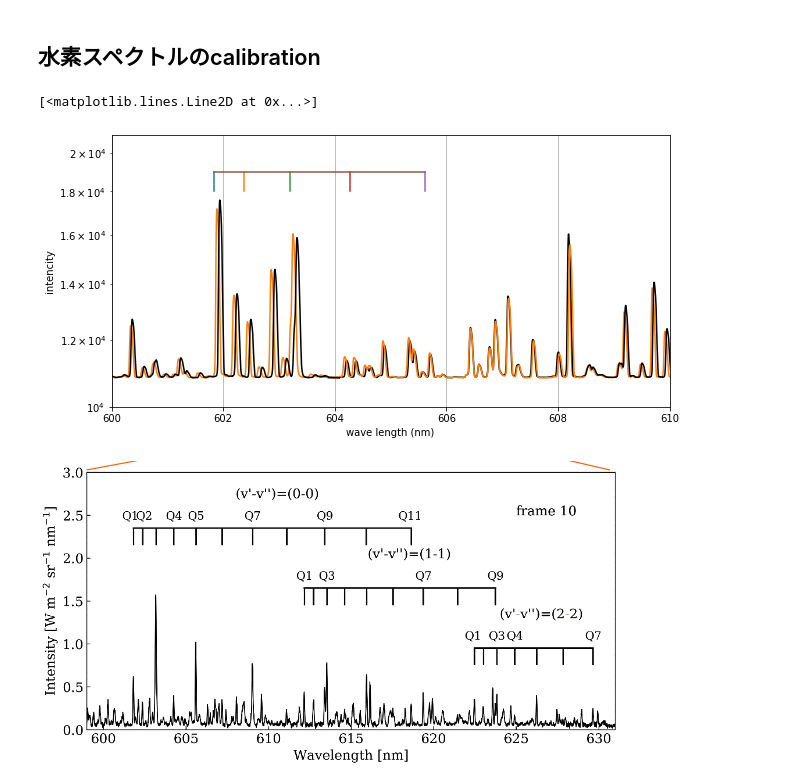
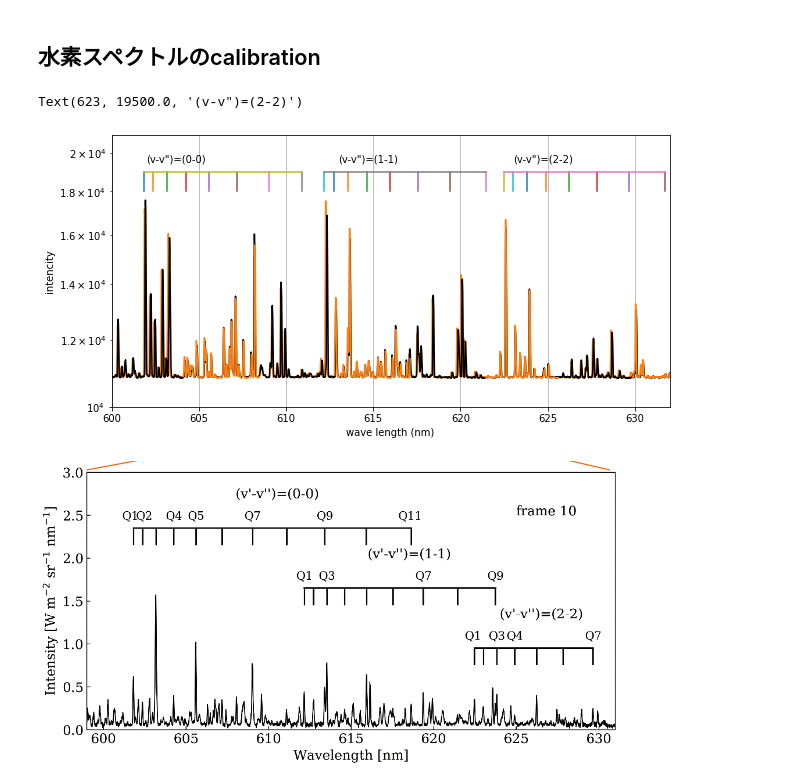
Before and after one commit to AtsushiNi/myLeprecon, a Jupyter notebook: niihama/calibrate_with_small_bunkoki.ipynb, the cells around one changed output. Drawn from its saved outputs; the diff is of its cells as text; code cells hidden in the pictures.

```diff
--- a/niihama/calibrate_with_small_bunkoki.ipynb
+++ b/niihama/calibrate_with_small_bunkoki.ipynb
@@ -180,40 +180,52 @@ for i,fp in enumerate(R):
 
     plot(x, y / 1e2, f'{c}')
 
 grid()
 yscale('log')
 xlabel('wave length (nm)')
 ylabel('intencity')
 
-xlim(600, 610)
+xlim(600, 632)
 ylim(1e4, 2.1*1e4)
 fig=gcf()
 fig.set_facecolor('w')
 fig.set_size_inches([10,5])
 
 plot([601.8299, 601.8299], [1.8*1e4, 1.9*1e4])
 plot([602.3757, 602.3757], [1.8*1e4, 1.9*1e4])
 plot([603.1909, 603.1909], [1.8*1e4, 1.9*1e4])
 plot([604.2716, 604.2716], [1.8*1e4, 1.9*1e4])
 plot([605.6091, 605.6091], [1.8*1e4, 1.9*1e4])
-plot([601.8299, 605.6091], [1.9*1e4, 1.9*1e4])
+plot([607.1996, 607.1996], [1.8*1e4, 1.9*1e4])
+plot([609.0374, 609.0374], [1.8*1e4, 1.9*1e4])
+plot([610.9030, 610.9030], [1.8*1e4, 1.9*1e4])
+plot([601.8299, 610.9030], [1.9*1e4, 1.9*1e4])
+text(602, 1.95*1e4, '(v-v")=(0-0)')
 
 plot([612.1787, 612.1787], [1.8*1e4, 1.9*1e4])
 plot([612.7246, 612.7246], [1.8*1e4, 1.9*1e4])
 plot([613.5395, 613.5395], [1.8*1e4, 1.9*1e4])
 plot([614.6186, 614.6186], [1.8*1e4, 1.9*1e4])
 plot([615.9565, 615.9565], [1.8*1e4, 1.9*1e4])
-plot([612.1787, 615.9565], [1.9*1e4, 1.9*1e4])
+plot([617.5462, 617.5462], [1.8*1e4, 1.9*1e4])
+plot([619.3812, 619.3812], [1.8*1e4, 1.9*1e4])
+plot([621.4507, 621.4507], [1.8*1e4, 1.9*1e4])
+plot([612.1787, 621.4507], [1.9*1e4, 1.9*1e4])
+text(613, 1.95*1e4, '(v-v")=(1-1)')
 
 plot([622.4815, 622.4815], [1.8*1e4, 1.9*1e4])
 plot([623.0258, 623.0258], [1.8*1e4, 1.9*1e4])
 plot([623.8391, 623.8391], [1.8*1e4, 1.9*1e4])
 plot([624.9150, 624.9150], [1.8*1e4, 1.9*1e4])
-plot([625.9565, 625.9565], [1.8*1e4, 1.9*1e4])
-plot([622.4815, 625.9565], [1.9*1e4, 1.9*1e4])
+plot([626.2495, 626.2495], [1.8*1e4, 1.9*1e4])
+plot([627.8369, 627.8369], [1.8*1e4, 1.9*1e4])
+plot([629.6622, 629.6622], [1.8*1e4, 1.9*1e4])
+plot([631.7233, 631.7233], [1.8*1e4, 1.9*1e4])
+plot([622.4815, 631.7233], [1.9*1e4, 1.9*1e4])
+text(623, 1.95*1e4, '(v-v")=(2-2)')
 # %% [output]
-[<matplotlib.lines.Line2D at 0x...>]
+Text(623, 19500.0, '(v-v")=(2-2)')
-[figure, old version]
+[figure, new version]
 # %%
 from IPython.display import Image
 Image(join(bpth, "ishihara-spectrum.png"))
```
Also changed, not shown: parts of 3 cells of this notebook.
